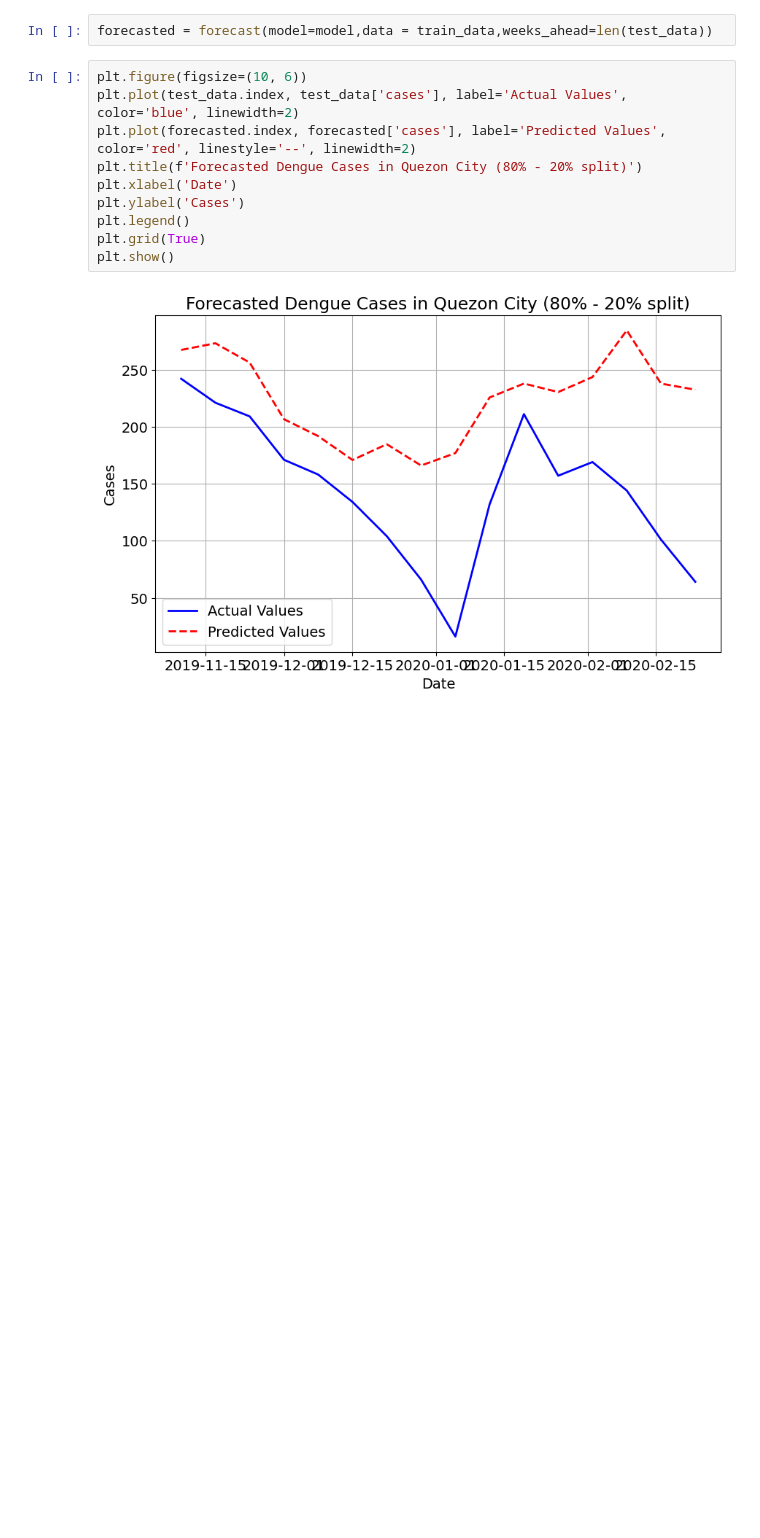
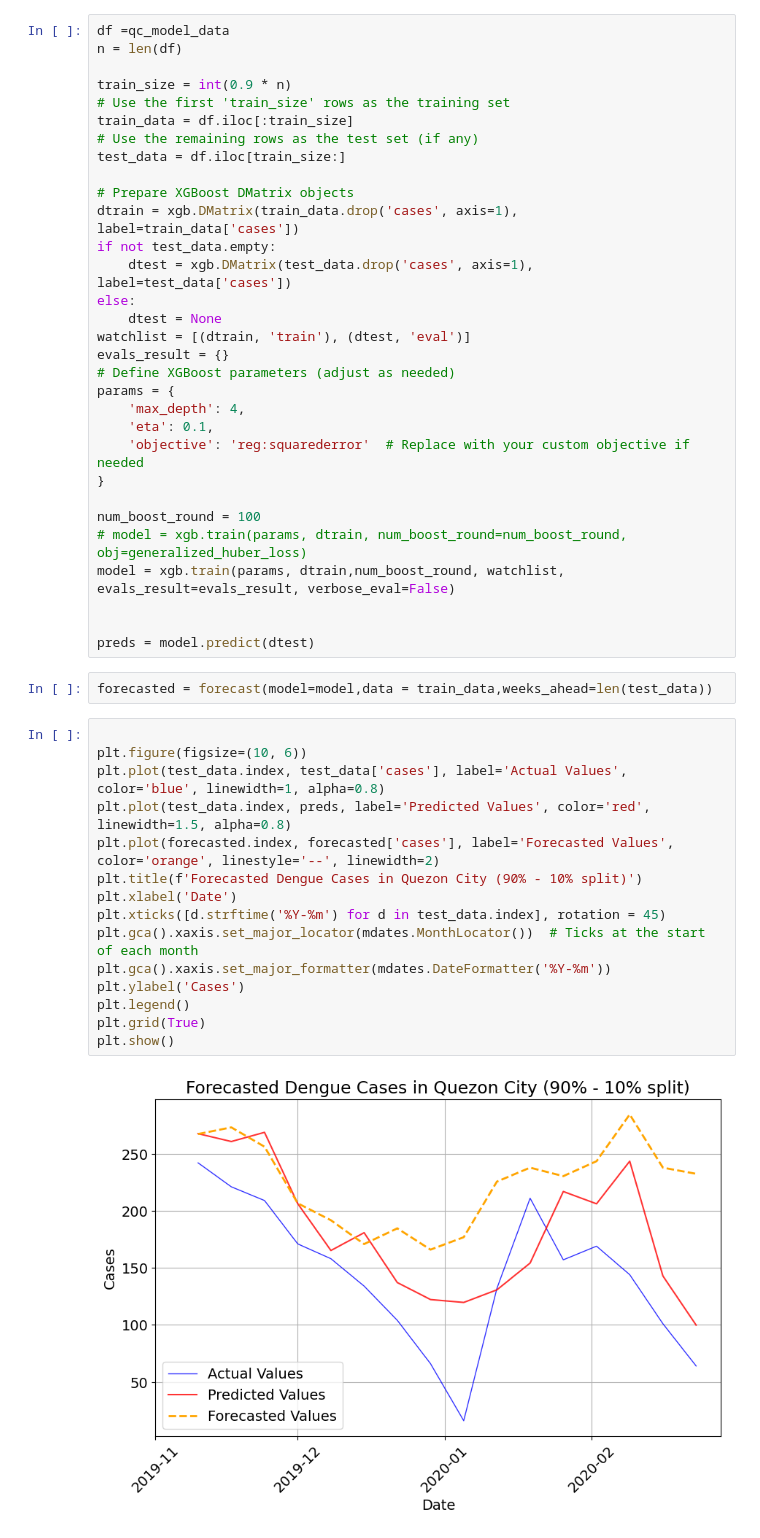
Before and after one commit to manganeseheptoxide/Philippine-Dengue-Cases-Forecasting, a Jupyter notebook: model_training.ipynb, the cells around one changed output. Cells and saved outputs as stored; diff of their text form; blank space fills up the shorter version.

```diff
--- a/model_training.ipynb
+++ b/model_training.ipynb
@@ -515,14 +605,50 @@ Training fraction: 90% | Test MSE: 2838.3908
+# %%
+df =qc_model_data
+n = len(df)
+
+train_size = int(0.9 * n)
+# Use the first 'train_size' rows as the training set
+train_data = df.iloc[:train_size]
+# Use the remaining rows as the test set (if any)
+test_data = df.iloc[train_size:]
+
+# Prepare XGBoost DMatrix objects
+dtrain = xgb.DMatrix(train_data.drop('cases', axis=1), label=train_data['cases'])
+if not test_data.empty:
+    dtest = xgb.DMatrix(test_data.drop('cases', axis=1), label=test_data['cases'])
+else:
+    dtest = None
+watchlist = [(dtrain, 'train'), (dtest, 'eval')]
+evals_result = {}
+# Define XGBoost parameters (adjust as needed)
+params = {
+    'max_depth': 4,
+    'eta': 0.1,
+    'objective': 'reg:squarederror'  # Replace with your custom objective if needed
+}
+
+num_boost_round = 100
+# model = xgb.train(params, dtrain, num_boost_round=num_boost_round, obj=generalized_huber_loss)
+model = xgb.train(params, dtrain,num_boost_round, watchlist, evals_result=evals_result, verbose_eval=False)
+
+
+preds = model.predict(dtest)
 # %%
 forecasted = forecast(model=model,data = train_data,weeks_ahead=len(test_data))
 # %%
+
 plt.figure(figsize=(10, 6))
-plt.plot(test_data.index, test_data['cases'], label='Actual Values', color='blue', linewidth=2)
-plt.plot(forecasted.index, forecasted['cases'], label='Predicted Values', color='red', linestyle='--', linewidth=2)
-plt.title(f'Forecasted Dengue Cases in Quezon City (80% - 20% split)')
+plt.plot(test_data.index, test_data['cases'], label='Actual Values', color='blue', linewidth=1, alpha=0.8)
+plt.plot(test_data.index, preds, label='Predicted Values', color='red', linewidth=1.5, alpha=0.8)
+plt.plot(forecasted.index, forecasted['cases'], label='Forecasted Values', color='orange', linestyle='--', linewidth=2)
+plt.title(f'Forecasted Dengue Cases in Quezon City (90% - 10% split)')
 plt.xlabel('Date')
+plt.xticks([d.strftime('%Y-%m') for d in test_data.index], rotation = 45)
+plt.gca().xaxis.set_major_locator(mdates.MonthLocator())  # Ticks at the start of each month
+plt.gca().xaxis.set_major_formatter(mdates.DateFormatter('%Y-%m'))
 plt.ylabel('Cases')
 plt.legend()
 plt.grid(True)
 plt.show()
 # %% [output]
-[figure, old version]
+[figure, new version]
```
Also changed, not shown: parts of 16 cells of this notebook, 15 other files.
